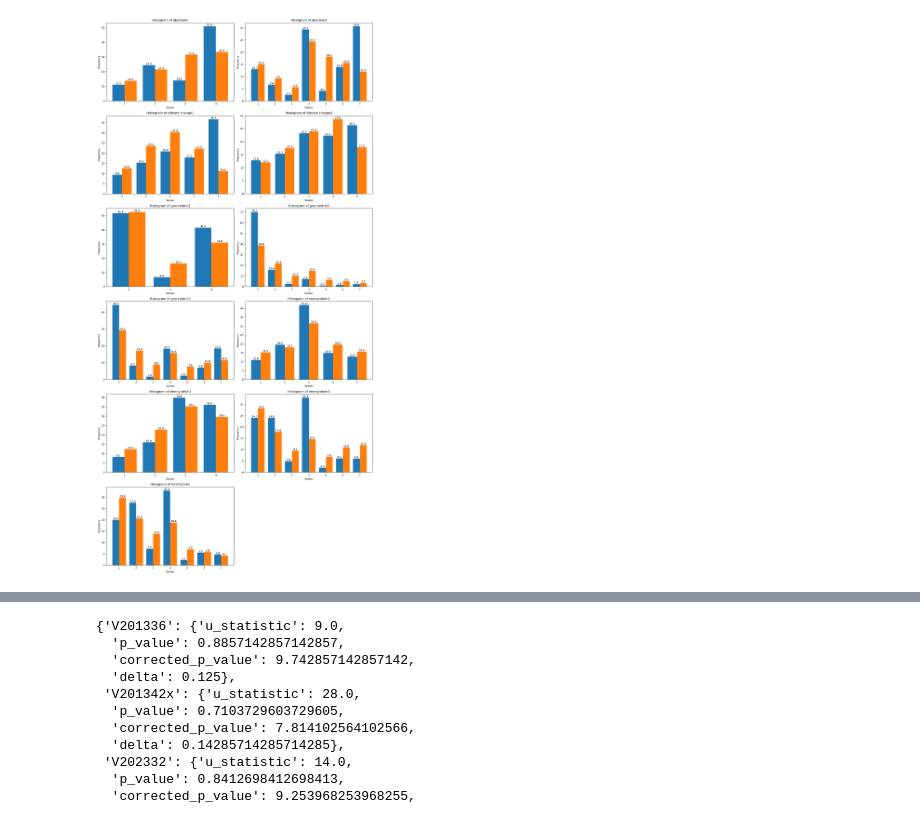
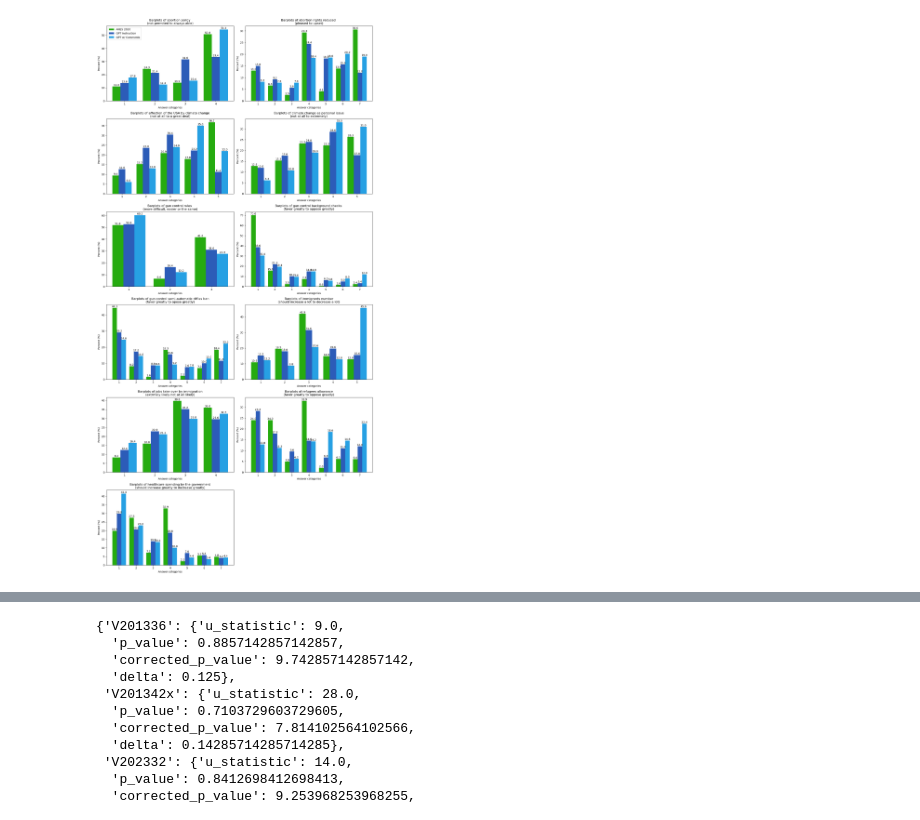
Before and after one commit to adrianruhe/SILLM-Project, a Jupyter notebook: evaluation.ipynb, the cells around one changed output, grey strips where cells are left out. Cells and saved outputs as stored; diff of their text form; code cells hidden in the pictures.

```diff
--- a/evaluation.ipynb
+++ b/evaluation.ipynb
@@ -30,14 +32,14 @@ questcode_topic = {"V201336": "abortion1",
 # %%
 #Result objects OpenAI
-filename = "openai_zero_results.json"
+filename = "outputs/openai_zero_results.json"
 with open(filename, "r") as f:
     openai_ans_zero = json.load(f)
 
-filename = "openai_comments_results.json"
+filename = "outputs/openai_comments_results.json"
 with open(filename, "r") as f:
     openai_ans_comments = json.load(f)
 
-filename = "openai_comments_strict_results.json"
+filename = "outputs/openai_comments_strict_results.json"
 with open(filename, "r") as f:
     openai_ans_comments_strict = json.load(f)
 
@@ -48,49 +50,57 @@ with open(filename, "r") as f:
 num_plots = len(questcode_topic)
 num_cols = 2
 num_rows = math.ceil(num_plots / num_cols)  # Round up to the nearest integer
 fig, axs = plt.subplots(num_rows, num_cols, figsize=(15, 5*num_rows))
 
 for idx, (key, values) in enumerate(questcode_topic.items()):
-    try:
         valid_ans = anes[anes[key] > 0]
         issue = questcode_topic[key]
 
         # Calculate number of unique answers
         num_answers = len(valid_ans[key].unique())
-        counts_ai = openai_ans_zero[key][-1].values() #5 runs and average is in last position
+        counts_ai_zero = openai_ans_zero[key][-1].values() #5 runs and average is in last position
+        counts_ai_comments = openai_ans_comments[key][-1].values()
 
         labels, counts = np.unique(valid_ans[key].to_numpy(), return_counts=True)
-        percentages = np.around((counts / np.sum(counts)) * 100, 1)
-        bar_width = 0.4
+        counts_anes = np.around((counts / np.sum(counts)) * 100, 1)
 
         row = idx // num_cols
         col = idx % num_cols
 
-        axs[row, col].bar(labels - bar_width/2, percentages, width=bar_width, align='center')
-        axs[row, col].bar(labels + bar_width/2, counts_ai, width=bar_width, align='center')
+        #Bars disposition
+        num_bars = 3  # Number of bars
+        total_width = 0.8  # Total available width for the bars (can be adjusted as needed)
+        bar_width = total_width / num_bars
+
+        axs[row, col].bar(labels - bar_width, counts_anes, width=bar_width, align='center', color="#26ab10")
+        axs[row, col].bar(labels, counts_ai_zero, width=bar_width, align='center', color="#2c5cb8")
+        axs[row, col].bar(labels + bar_width, counts_ai_comments, width=bar_width, align='center', color="#27a0e3")
 
         axs[row, col].set_xticks(labels)
 
-        for label, count in zip(labels, percentages):
-            axs[row, col].text(label - bar_width/2, count, str(count), ha='center', va='bottom')
-        for label, count in zip(labels, counts_ai):
-            axs[row, col].text(label + bar_width/2, count, str(count), ha='center', va='bottom')
+        for label, count in zip(labels, counts_anes):
+            axs[row, col].text(label - bar_width, count, str(count), ha='center', va='bottom')
+        for label, count in zip(labels, counts_ai_zero):
+            axs[row, col].text(label, count, str(count), ha='center', va='bottom')
+        for label, count in zip(labels, counts_ai_comments):
+            axs[row, col].text(label + bar_width, count, str(count), ha='center', va='bottom')
 
-        axs[row, col].set_title('Histogram of {}'.format(issue))
-        axs[row, col].set_xlabel('Values')
-        axs[row, col].set_ylabel('Frequency')
+        axs[row, col].set_title('Barplots of {}'.format(issue))
+        axs[row, col].set_xlabel('Answer categories')
+        axs[row, col].set_ylabel('Percent (%)')
 
-    except Exception as e:
-        print(f"Error in plotting {issue}: {e}")
+        if idx == 0:
+            axs[row, col].figure.legend(['ANES 2020', 'GPT Instruction', 'GPT w/ Comments'],
+                             bbox_to_anchor=(0,1), loc='upper left', bbox_transform=axs[row, col].transAxes)
 
 # Remove empty subplots
 for i in range(num_plots, num_rows*num_cols):
     fig.delaxes(axs.flatten()[i])
 
 plt.tight_layout()
 plt.show()
 # %% [output]
-[figure, old version]
+[figure, new version]
 # %%
 def bootstrap(data, num_iterations=1000):
     bootstrapped_means = []
```
Also changed, not shown: parts of 5 cells of this notebook, 9 other files.
